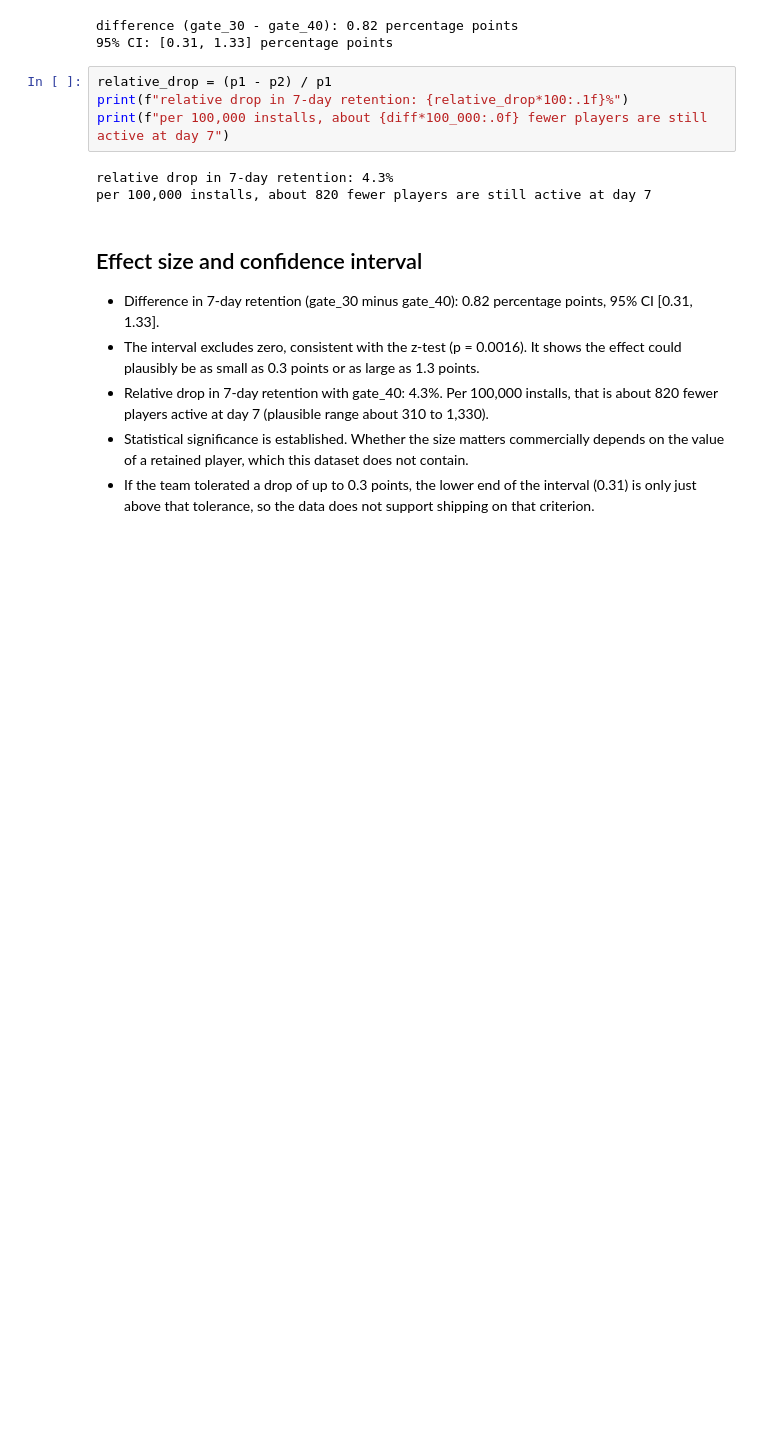
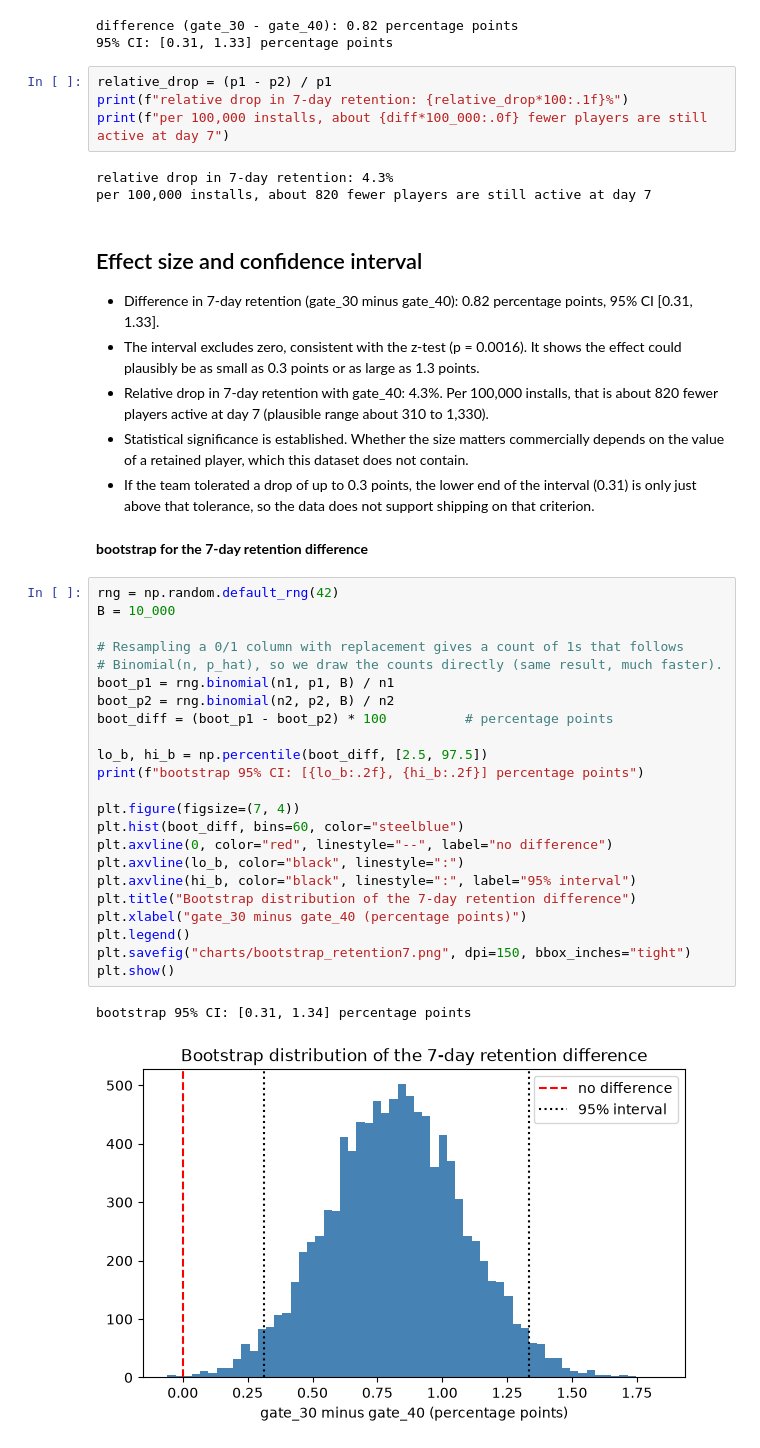
Before and after one commit to gokulkrishnab-gkb/cookie-cats-ab-test, a Jupyter notebook: ab_test.ipynb, the cells around one changed output. Drawn from its saved outputs; the diff is of its cells as text; blank space fills up the shorter version.

Commit message:
Add bootstrap confidence intervals

```diff
--- a/ab_test.ipynb
+++ b/ab_test.ipynb
@@ -189,3 +189,31 @@ per 100,000 installs, about 820 fewer players are still active at day 7
 - Relative drop in 7-day retention with gate_40: 4.3%. Per 100,000 installs, that is about 820 fewer players active at day 7 (plausible range about 310 to 1,330).
 - Statistical significance is established. Whether the size matters commercially depends on the value of a retained player, which this dataset does not contain.
 - If the team tolerated a drop of up to 0.3 points, the lower end of the interval (0.31) is only just above that tolerance, so the data does not support shipping on that criterion.
+# %% [markdown]
+**bootstrap for the 7-day retention difference**
+# %%
+rng = np.random.default_rng(42)
+B = 10_000
+
+# Resampling a 0/1 column with replacement gives a count of 1s that follows
+# Binomial(n, p_hat), so we draw the counts directly (same result, much faster).
+boot_p1 = rng.binomial(n1, p1, B) / n1
+boot_p2 = rng.binomial(n2, p2, B) / n2
+boot_diff = (boot_p1 - boot_p2) * 100          # percentage points
+
+lo_b, hi_b = np.percentile(boot_diff, [2.5, 97.5])
+print(f"bootstrap 95% CI: [{lo_b:.2f}, {hi_b:.2f}] percentage points")
+
+plt.figure(figsize=(7, 4))
+plt.hist(boot_diff, bins=60, color="steelblue")
+plt.axvline(0, color="red", linestyle="--", label="no difference")
+plt.axvline(lo_b, color="black", linestyle=":")
+plt.axvline(hi_b, color="black", linestyle=":", label="95% interval")
+plt.title("Bootstrap distribution of the 7-day retention difference")
+plt.xlabel("gate_30 minus gate_40 (percentage points)")
+plt.legend()
+plt.savefig("charts/bootstrap_retention7.png", dpi=150, bbox_inches="tight")
+plt.show()
+# %% [output]
+bootstrap 95% CI: [0.31, 1.34] percentage points
+[figure, added]
```
Also changed, not shown: parts of 2 cells of this notebook, 1 other file.
